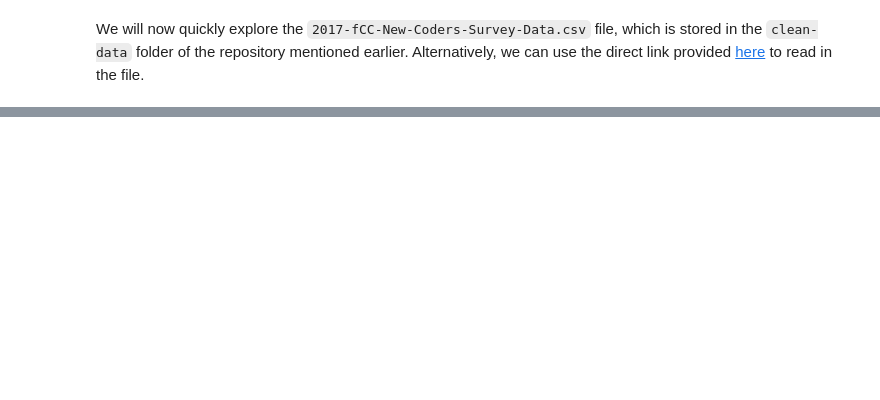
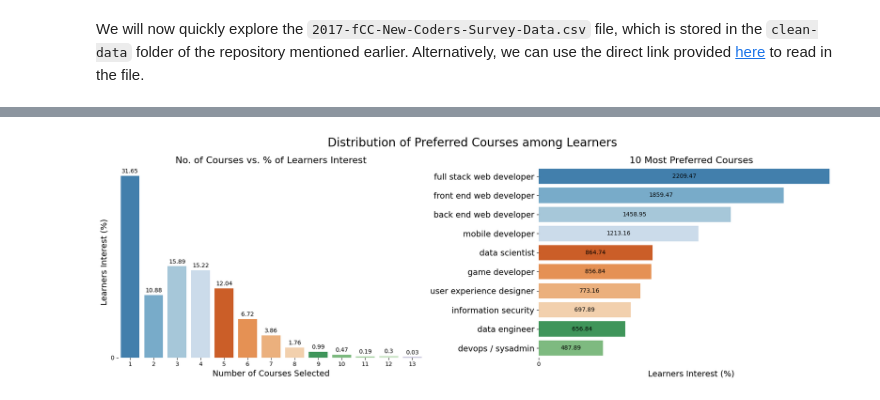
Before and after one commit to MuhammadAwon/datascience-projects, a Jupyter notebook: Projects/finding-best-markets-to-advertise/best-markets-to-advertise.ipynb, the cells around one changed output, grey strips where cells are left out. Cells and saved outputs as stored; diff of their text form; code cells hidden in the pictures; blank space fills up the shorter version.

```diff
--- a/Projects/finding-best-markets-to-advertise/best-markets-to-advertise.ipynb
+++ b/Projects/finding-best-markets-to-advertise/best-markets-to-advertise.ipynb
@@ -51,0 +258,18 @@ We will attempt to understand the purpose of each column. While most column name
+# %%
+roles_dict = {}
+for roles in rel_fcc_survey.JobRoleInterest:
+    if roles is not np.nan:
+        for role in roles:
+            if role in roles_dict:
+                roles_dict[role] += 1
+            else:
+                roles_dict[role] = 1
+
+top_roles = pd.DataFrame(roles_dict.items(), columns=['RoleName', 'Count'])
+
+# Compute Contribution of each subject percentage wise
+top_roles['Count%'] = ((top_roles.Count/len(top_roles.Count)).mul(100).round(2))
+
+# Select only top 10 most sought out courses
+top_roles = top_roles.sort_values(by='Count%', ascending=False).head(10).reset_index(drop=True)
+top_roles
@@ -51,0 +288,39 @@ We will attempt to understand the purpose of each column. While most column name
+# %%
+fig, (ax1, ax2) = plt.subplots(nrows=1, ncols=2, figsize=(18, 6))
+
+# Plot number of courses
+sns.barplot(x=roles_count.index.astype(int), y=roles_count, ax=ax1, palette='tab20c')
+
+# Plot most preferred courses
+sns.barplot(x=top_roles['Count%'], y=top_roles['RoleName'], ax=ax2, palette='tab20c')
+
+for ax in [ax1, ax2]:
+    ax.set_ylabel('')
+    if ax == ax1:
+        ax.set_title('No. of Courses vs. % of Learners Interest', size=16)
+        ax.set_ylabel('Learners Interest (%)', size=14)
+        ax.set_yticks([False])
+        ax.set_xlabel('Number of Courses Selected', size=14)
+    else:
+        ax.set_title('10 Most Preferred Courses', size=16)
+        ax.set_xlabel('Learners Interest (%)', size=14)
+        ax.set_xticks([False])
+        ax.tick_params(axis='y', labelsize=14)
+
+sns.despine(top=True, right=True, left=True, bottom=True)
+
+# Add bar values
+for indx, row in roles_count.items():
+    ax1.text(indx - 1, row + 0.5, row, color='black', ha="center", size=10)
+
+for p in ax2.patches:
+    w, h = p.get_width(), p.get_height()
+    ax2.text(w * .5, p.get_y() + 0.5 * h, w, ha='center', va='center', size=10)
+
+# Set common title for both plots
+plt.suptitle('Distribution of Preferred Courses among Learners', size=20)
+
+plt.tight_layout()
+plt.show()
+# %% [output]
+[figure, added]
```
Also changed, not shown: parts of 30 cells of this notebook.
